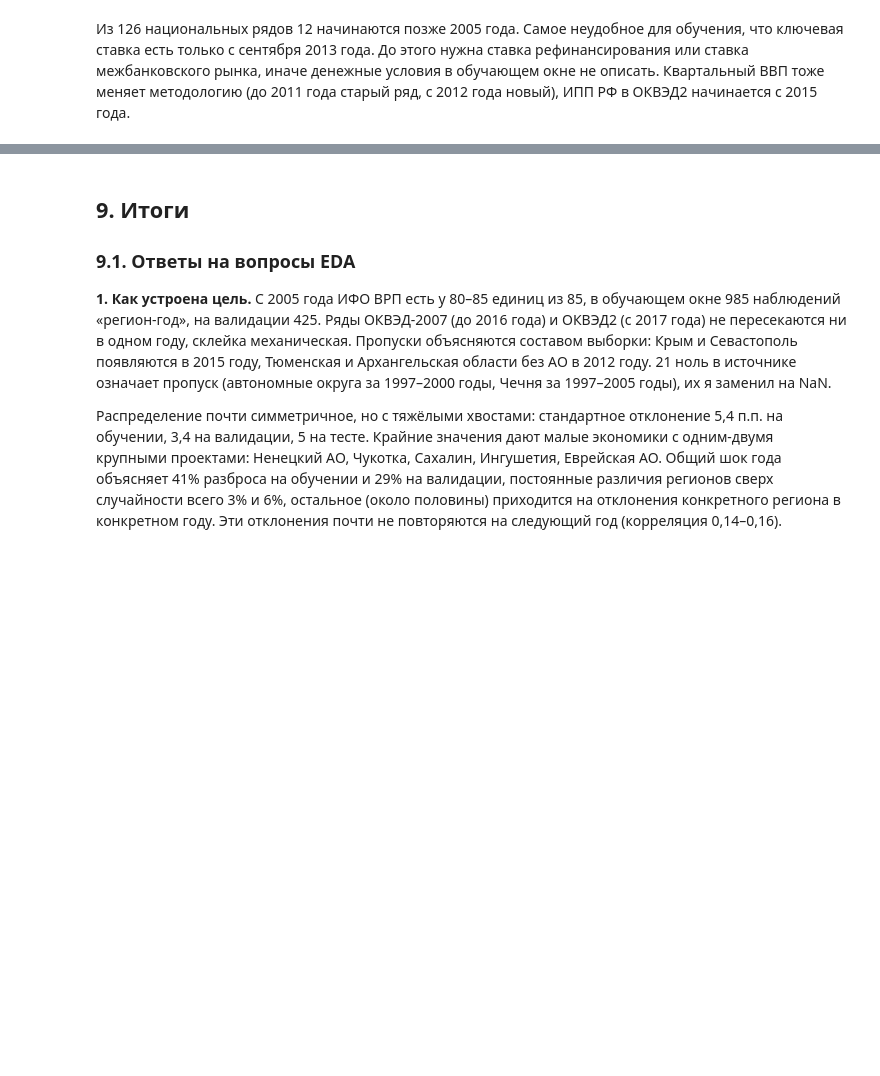
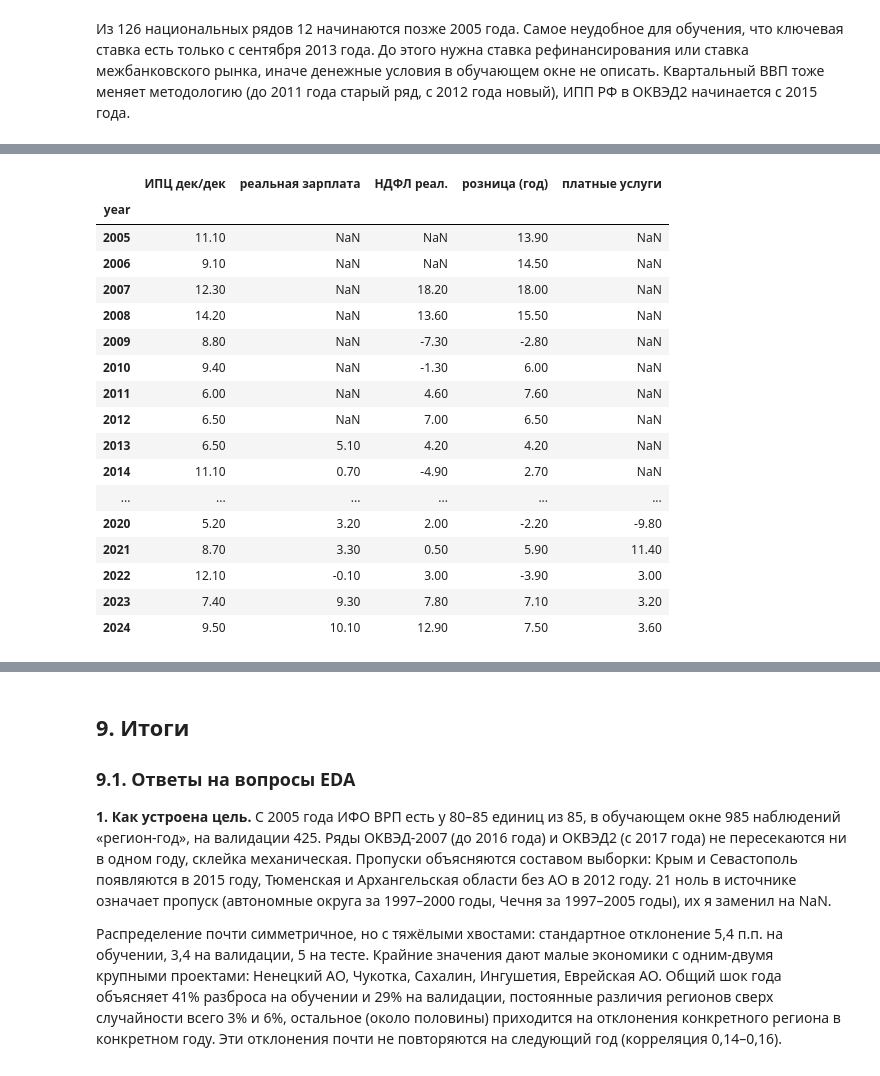
Before and after one commit to shdw53/macroeconomic-nowcasting, a Jupyter notebook: EDA/eda.ipynb, the cells around one changed output, grey strips where cells are left out. Saved outputs shown, nothing was run; the diff lists cells and outputs as text; code cells hidden in the pictures; blank space fills up the shorter version.

```diff
--- a/EDA/eda.ipynb
+++ b/EDA/eda.ipynb
@@ -1213,0 +1360,21 @@ nat_cov[nat_cov["начало"] > "2005-01-01"]
+# %%
+X.groupby("year")[["ИПЦ дек/дек", "реальная зарплата", "НДФЛ реал.", "розница (год)", "платные услуги"]].median().round(1)
+# %% [output]
+|  | ИПЦ дек/дек | реальная зарплата | НДФЛ реал. | розница (год) | платные услуги |
+| year |  |  |  |  |  |
+| 2005 | 11.10 | NaN | NaN | 13.90 | NaN |
+| 2006 | 9.10 | NaN | NaN | 14.50 | NaN |
+| 2007 | 12.30 | NaN | 18.20 | 18.00 | NaN |
+| 2008 | 14.20 | NaN | 13.60 | 15.50 | NaN |
+| 2009 | 8.80 | NaN | -7.30 | -2.80 | NaN |
+| 2010 | 9.40 | NaN | -1.30 | 6.00 | NaN |
+| 2011 | 6.00 | NaN | 4.60 | 7.60 | NaN |
+| 2012 | 6.50 | NaN | 7.00 | 6.50 | NaN |
+| 2013 | 6.50 | 5.10 | 4.20 | 4.20 | NaN |
+| 2014 | 11.10 | 0.70 | -4.90 | 2.70 | NaN |
+| ... | ... | ... | ... | ... | ... |
+| 2020 | 5.20 | 3.20 | 2.00 | -2.20 | -9.80 |
+| 2021 | 8.70 | 3.30 | 0.50 | 5.90 | 11.40 |
+| 2022 | 12.10 | -0.10 | 3.00 | -3.90 | 3.00 |
+| 2023 | 7.40 | 9.30 | 7.80 | 7.10 | 3.20 |
+| 2024 | 9.50 | 10.10 | 12.90 | 7.50 | 3.60 |
```
Also changed, not shown: parts of 10 cells of this notebook.
